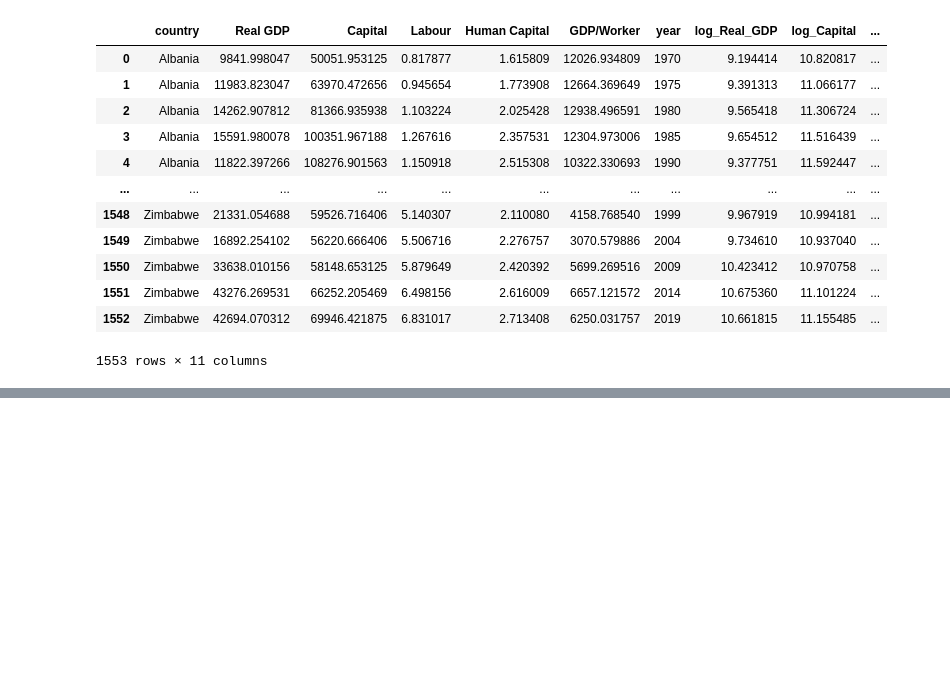
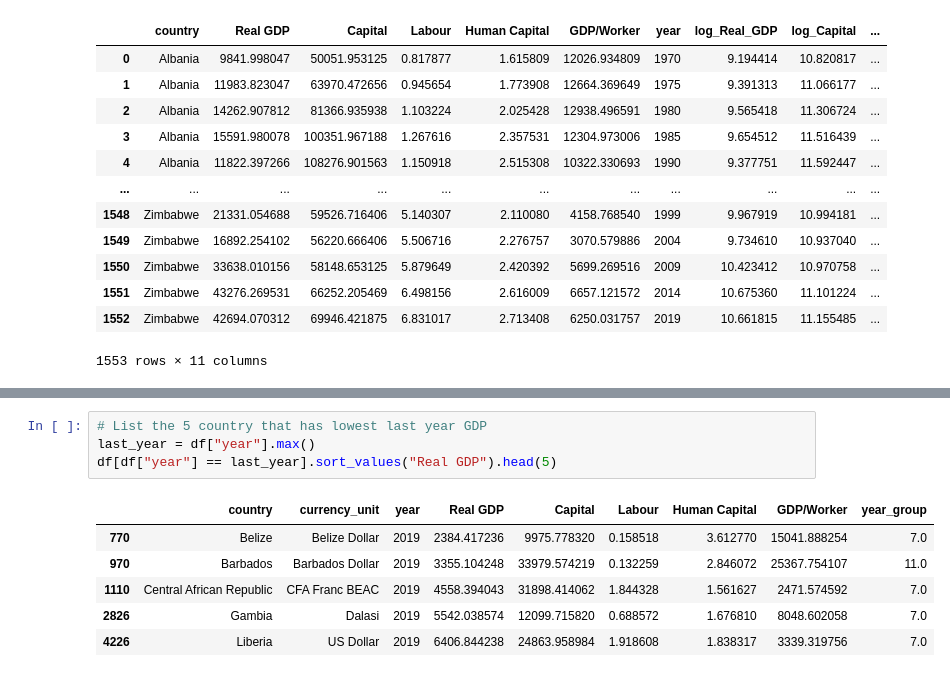
Before and after one commit to jxy-ygjm/EC1B1-Mini-Assessment, a Jupyter notebook: Mini Assessment.ipynb, the cells around one changed output, grey strips where cells are left out. Cells and saved outputs as stored; diff of their text form; blank space fills up the shorter version.

```diff
--- a/Mini Assessment.ipynb
+++ b/Mini Assessment.ipynb
@@ -598,0 +675,11 @@ averaged_df
+# %%
+# List the 5 country that has lowest last year GDP
+last_year = df["year"].max()
+df[df["year"] == last_year].sort_values("Real GDP").head(5)
+# %% [output]
+|  | country | currency_unit | year | Real GDP | Capital | Labour | Human Capital | GDP/Worker | year_group |
+| 770 | Belize | Belize Dollar | 2019 | 2384.417236 | 9975.778320 | 0.158518 | 3.612770 | 15041.888254 | 7.0 |
+| 970 | Barbados | Barbados Dollar | 2019 | 3355.104248 | 33979.574219 | 0.132259 | 2.846072 | 25367.754107 | 11.0 |
+| 1110 | Central African Republic | CFA Franc BEAC | 2019 | 4558.394043 | 31898.414062 | 1.844328 | 1.561627 | 2471.574592 | 7.0 |
+| 2826 | Gambia | Dalasi | 2019 | 5542.038574 | 12099.715820 | 0.688572 | 1.676810 | 8048.602058 | 7.0 |
+| 4226 | Liberia | US Dollar | 2019 | 6406.844238 | 24863.958984 | 1.918608 | 1.838317 | 3339.319756 | 7.0 |
```
Also changed, not shown: parts of 10 cells of this notebook.
